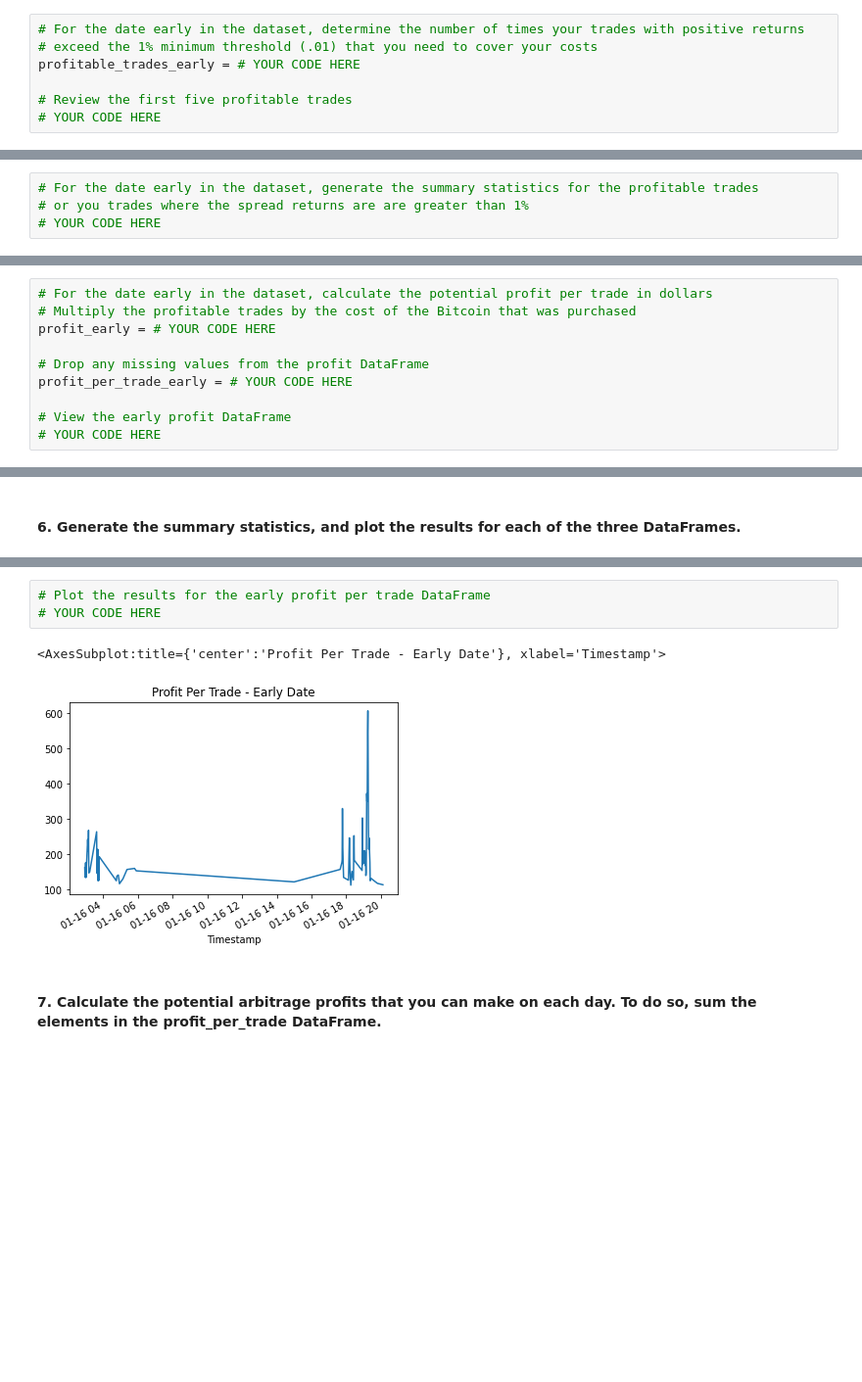
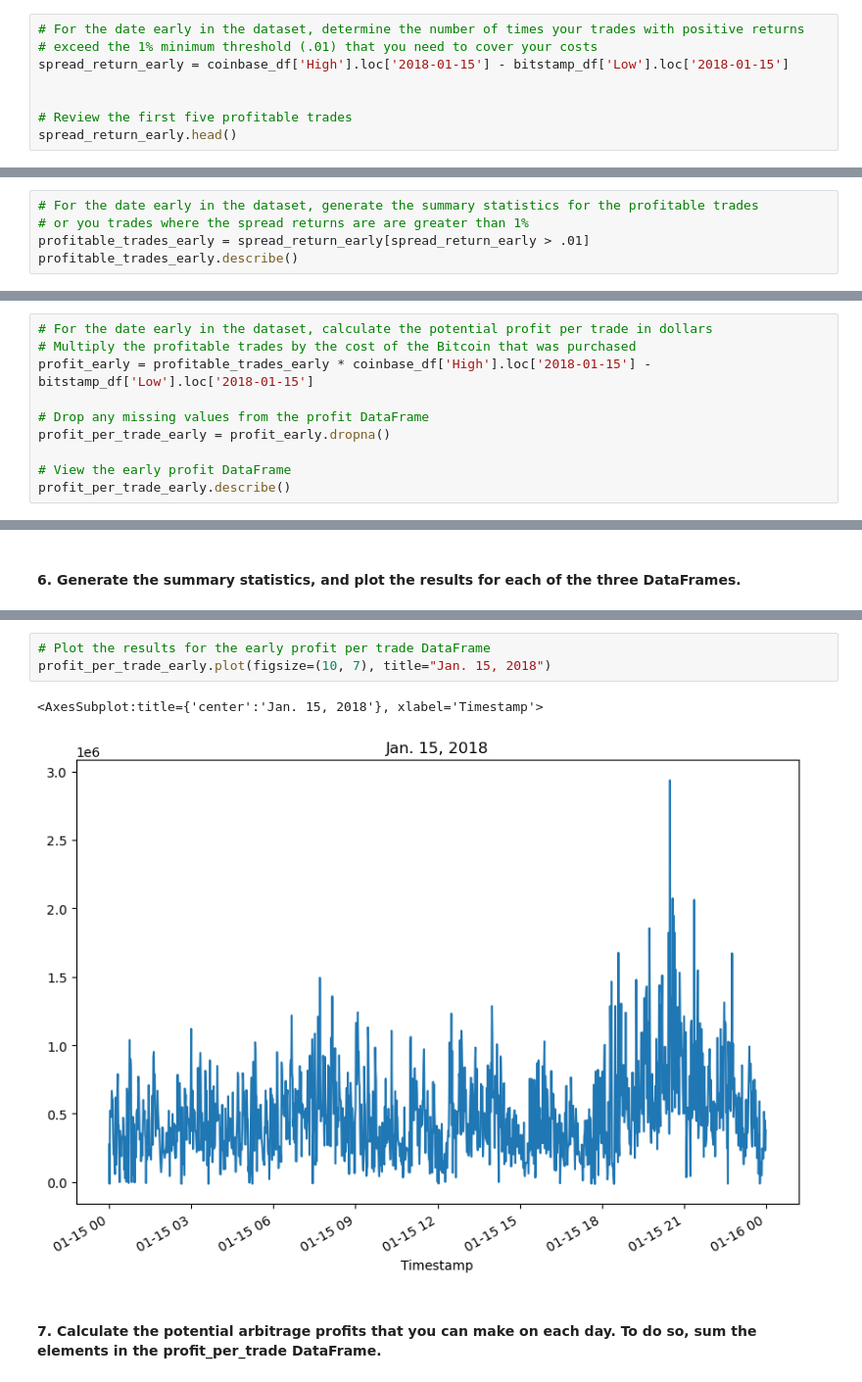
Before and after one commit to YadisaL/Challenge-3, a Jupyter notebook: Starter_Code/crypto_arbitrage.ipynb, the cells around one changed output, grey strips where cells are left out. Shown at 98% size. Cells and saved outputs as stored; diff of their text form; blank space fills up the shorter version.

```diff
--- a/Starter_Code/crypto_arbitrage.ipynb
+++ b/Starter_Code/crypto_arbitrage.ipynb
@@ -450,9 +451,10 @@ Name: Close, dtype: float64
 # %%
 # For the date early in the dataset, determine the number of times your trades with positive returns
 # exceed the 1% minimum threshold (.01) that you need to cover your costs
-profitable_trades_early = # YOUR CODE HERE
+spread_return_early = coinbase_df['High'].loc['2018-01-15'] - bitstamp_df['Low'].loc['2018-01-15']
+
 
 # Review the first five profitable trades
-# YOUR CODE HERE
+spread_return_early.head()
 # %% [output]
 Timestamp
@@ -467,5 +469,6 @@ Name: Close, dtype: float64
 # %%
 # For the date early in the dataset, generate the summary statistics for the profitable trades
 # or you trades where the spread returns are are greater than 1%
-# YOUR CODE HERE
+profitable_trades_early = spread_return_early[spread_return_early > .01]
+profitable_trades_early.describe()
 # %% [output]
@@ -483,11 +486,11 @@ Name: Close, dtype: float64
 # %%
 # For the date early in the dataset, calculate the potential profit per trade in dollars
 # Multiply the profitable trades by the cost of the Bitcoin that was purchased
-profit_early = # YOUR CODE HERE
+profit_early = profitable_trades_early * coinbase_df['High'].loc['2018-01-15'] - bitstamp_df['Low'].loc['2018-01-15']
 
 # Drop any missing values from the profit DataFrame
-profit_per_trade_early = # YOUR CODE HERE
+profit_per_trade_early = profit_early.dropna()
 
 # View the early profit DataFrame
-# YOUR CODE HERE
+profit_per_trade_early.describe()
 # %% [output]
@@ -522,9 +521,9 @@ Name: Close, dtype: float64
 # %%
 # Plot the results for the early profit per trade DataFrame
-# YOUR CODE HERE
+profit_per_trade_early.plot(figsize=(10, 7), title="Jan. 15, 2018")
 # %% [output]
-<AxesSubplot:title={'center':'Profit Per Trade - Early Date'}, xlabel='Timestamp'>
+<AxesSubplot:title={'center':'Jan. 15, 2018'}, xlabel='Timestamp'>
-[figure, old version]
+[figure, new version]
 # %% [markdown]
 #### 7. Calculate the potential arbitrage profits that you can make on each day. To do so, sum the elements in the profit_per_trade DataFrame.
 # %%
```
Also changed, not shown: parts of 12 cells of this notebook.
